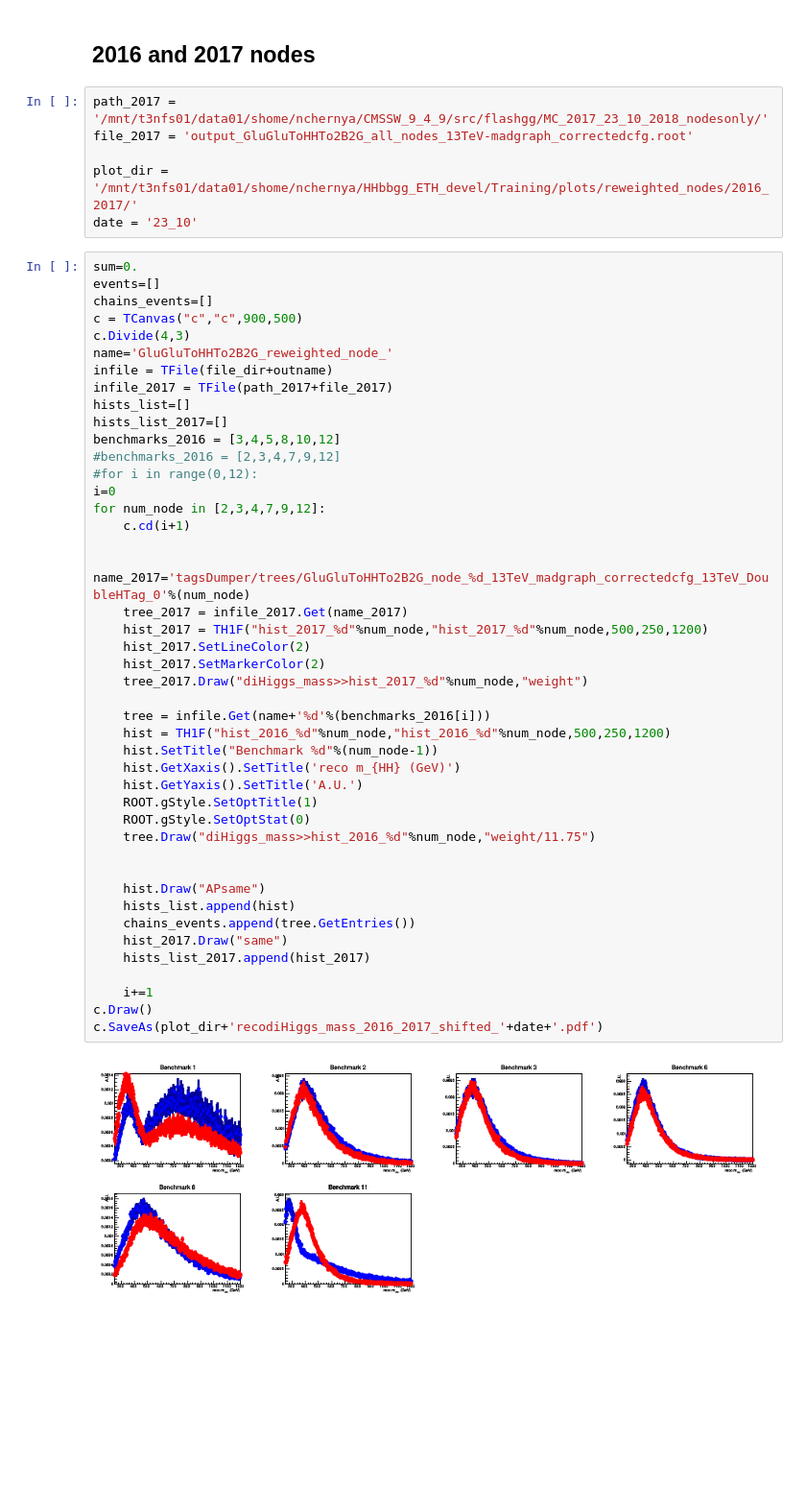
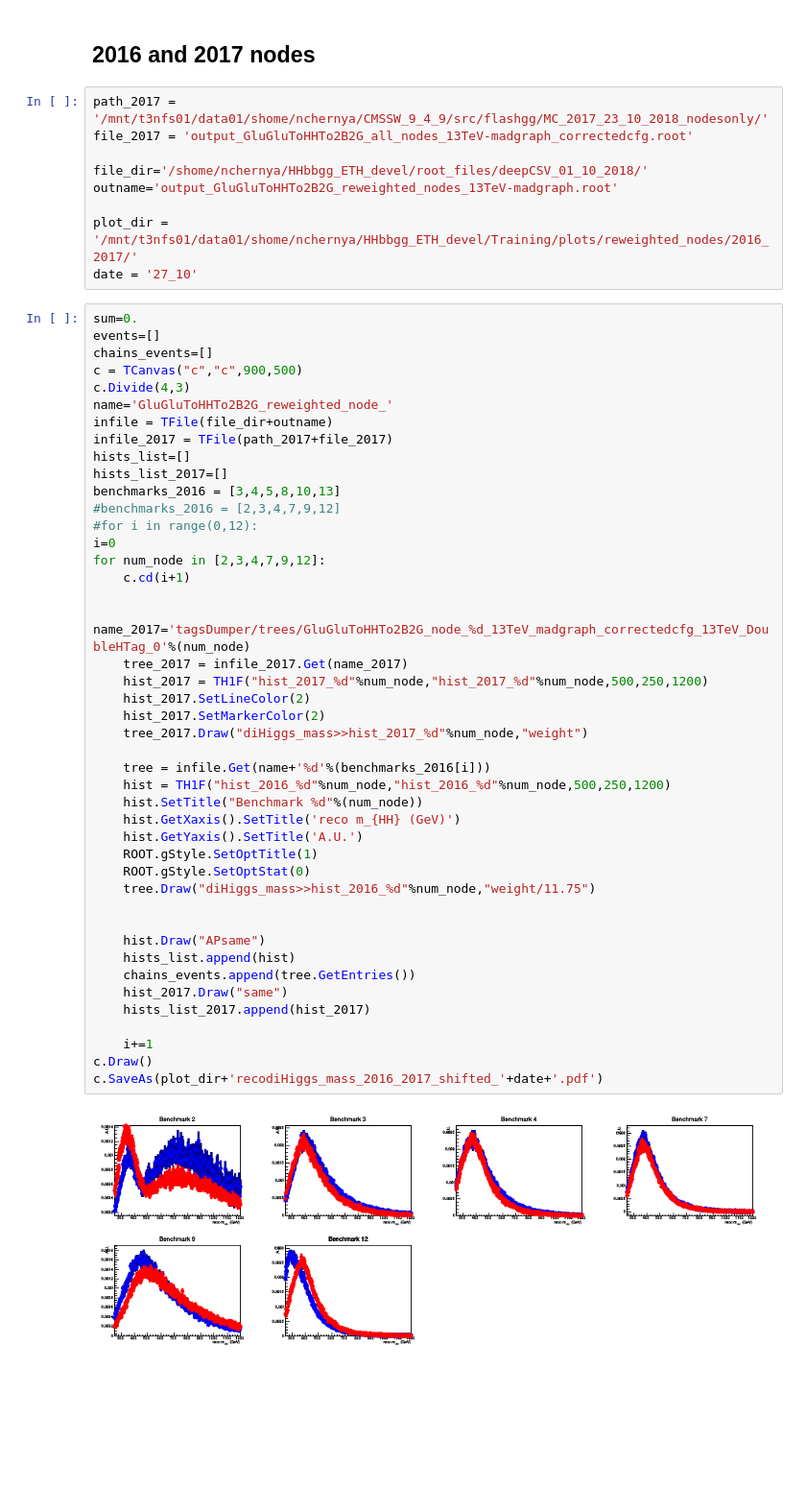
Before and after one commit to michelif/HHbbgg_ETH, a Jupyter notebook: Training/notebooks/reweighted_benchmarks.ipynb, the cells around one changed output. Shown at 96% size. Drawn from its saved outputs; the diff is of its cells as text; blank space fills up the shorter version.

```diff
--- a/Training/notebooks/reweighted_benchmarks.ipynb
+++ b/Training/notebooks/reweighted_benchmarks.ipynb
@@ -177,8 +177,11 @@ print np.array(sum_reco_nodes).sum()
 path_2017 = '/mnt/t3nfs01/data01/shome/nchernya/CMSSW_9_4_9/src/flashgg/MC_2017_23_10_2018_nodesonly/'
 file_2017 = 'output_GluGluToHHTo2B2G_all_nodes_13TeV-madgraph_correctedcfg.root'
 
+file_dir='/shome/nchernya/HHbbgg_ETH_devel/root_files/deepCSV_01_10_2018/'
+outname='output_GluGluToHHTo2B2G_reweighted_nodes_13TeV-madgraph.root'
+
 plot_dir = '/mnt/t3nfs01/data01/shome/nchernya/HHbbgg_ETH_devel/Training/plots/reweighted_nodes/2016_2017/'
-date = '23_10'
+date = '27_10'
 # %%
 sum=0.
 events=[]
@@ -190,38 +193,38 @@ infile = TFile(file_dir+outname)
 infile_2017 = TFile(path_2017+file_2017)
 hists_list=[]
 hists_list_2017=[]
-benchmarks_2016 = [3,4,5,8,10,12]
+benchmarks_2016 = [3,4,5,8,10,13]
 #benchmarks_2016 = [2,3,4,7,9,12]
 #for i in range(0,12):
 i=0
 for num_node in [2,3,4,7,9,12]:
     c.cd(i+1)
 
     name_2017='tagsDumper/trees/GluGluToHHTo2B2G_node_%d_13TeV_madgraph_correctedcfg_13TeV_DoubleHTag_0'%(num_node)
     tree_2017 = infile_2017.Get(name_2017)
     hist_2017 = TH1F("hist_2017_%d"%num_node,"hist_2017_%d"%num_node,500,250,1200)
     hist_2017.SetLineColor(2)
     hist_2017.SetMarkerColor(2)
     tree_2017.Draw("diHiggs_mass>>hist_2017_%d"%num_node,"weight")
 
     tree = infile.Get(name+'%d'%(benchmarks_2016[i]))
     hist = TH1F("hist_2016_%d"%num_node,"hist_2016_%d"%num_node,500,250,1200)
-    hist.SetTitle("Benchmark %d"%(num_node-1))
+    hist.SetTitle("Benchmark %d"%(num_node))
     hist.GetXaxis().SetTitle('reco m_{HH} (GeV)')
     hist.GetYaxis().SetTitle('A.U.')
     ROOT.gStyle.SetOptTitle(1)
     ROOT.gStyle.SetOptStat(0)
     tree.Draw("diHiggs_mass>>hist_2016_%d"%num_node,"weight/11.75")
 
 
     hist.Draw("APsame")
     hists_list.append(hist)
     chains_events.append(tree.GetEntries())
     hist_2017.Draw("same")
     hists_list_2017.append(hist_2017)
 
     i+=1
 c.Draw()
 c.SaveAs(plot_dir+'recodiHiggs_mass_2016_2017_shifted_'+date+'.pdf')
 # %% [output]
-[figure, old version]
+[figure, new version]
```
Also changed, not shown: parts of 1 cell of this notebook, 8 other files.
